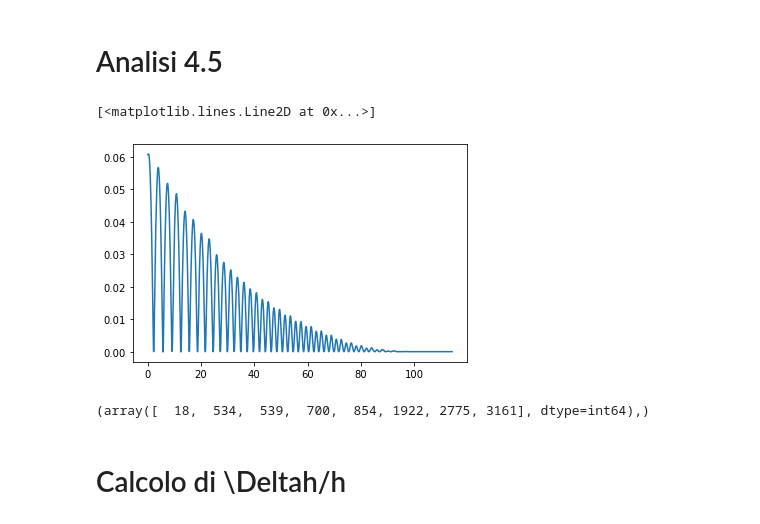
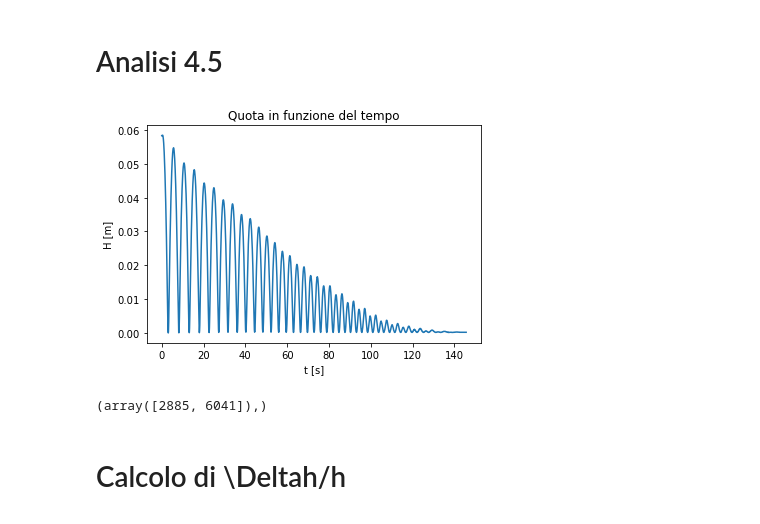
Before and after one commit to unTipicoCapodoglio/prova5, a Jupyter notebook: analisi5d.ipynb, the cells around one changed output. Drawn from its saved outputs; the diff is of its cells as text; code cells hidden in the pictures.

```diff
--- a/analisi5d.ipynb
+++ b/analisi5d.ipynb
@@ -8,20 +10,24 @@ from scipy.signal import argrelmax
 # %%
-df=pd.read_csv('completa0.txt', sep = '\t', skiprows=1)
+df=pd.read_csv('data/completa5.txt', sep = '\t', skiprows=1)
 # %% [markdown]
 # Analisi 4.5
 # %%
 h = df['Position (m)'].to_numpy()
 t = df['Time (s)'].to_numpy()
 H = h.max()-h#cosi facendo i punti piu alti sono effetivamente le quote raggiunte dal pesetto oscillazione dopo oscillazione
+#plt.plot(t,h)
 plt.plot(t,H)
+plt.xlabel('t [s]')
+plt.ylabel('H [m]')
+plt.title('Quota in funzione del tempo')
+plt.savefig('fig5d/H(t).pdf')
 # %% [output]
-[<matplotlib.lines.Line2D at 0x...>]
-[figure, old version]
+[figure, new version]
 # %%
 CUT=argrelmax(H)
 print(CUT)
 # %% [output]
-(array([  18,  534,  539,  700,  854, 1922, 2775, 3161], dtype=int64),)
+(array([2885, 6041]),)
 # %% [markdown]
 # Calcolo di \Deltah/h
 # %%
```
Also changed, not shown: parts of 27 cells of this notebook, 1 other file.
